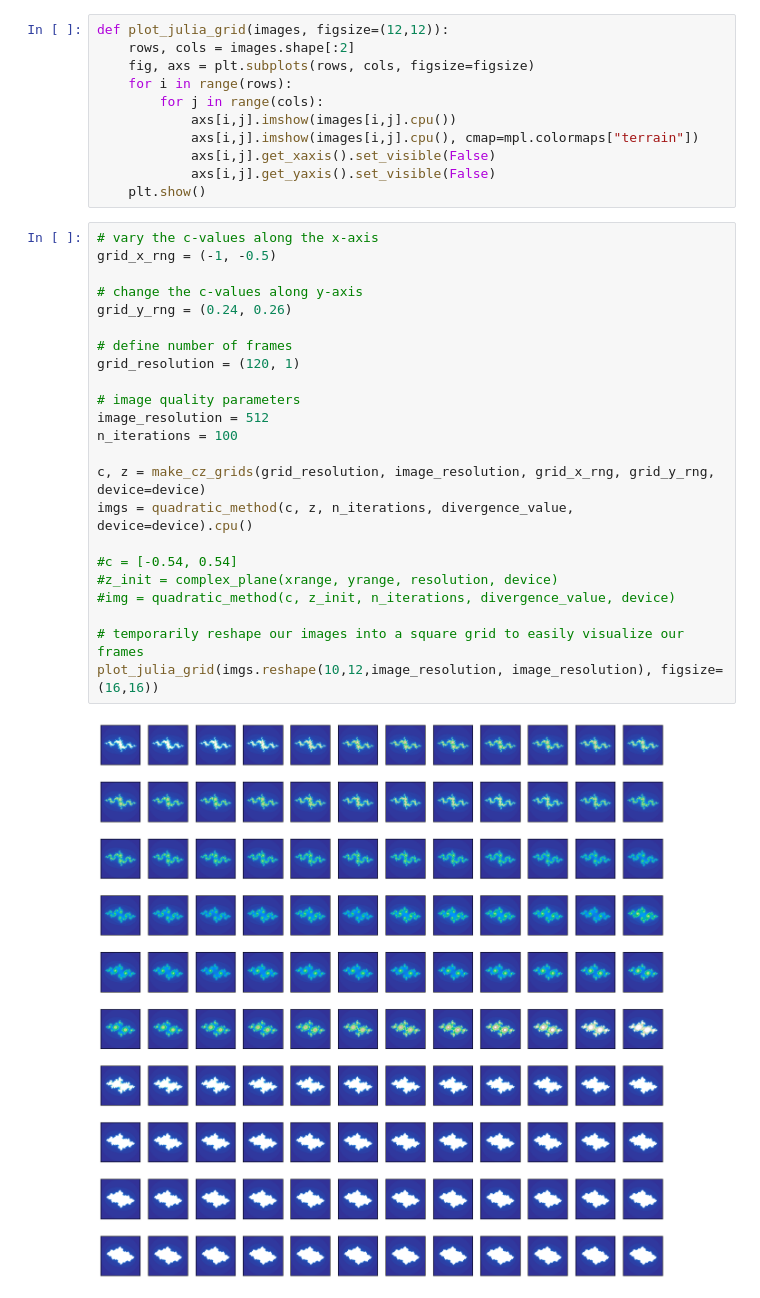
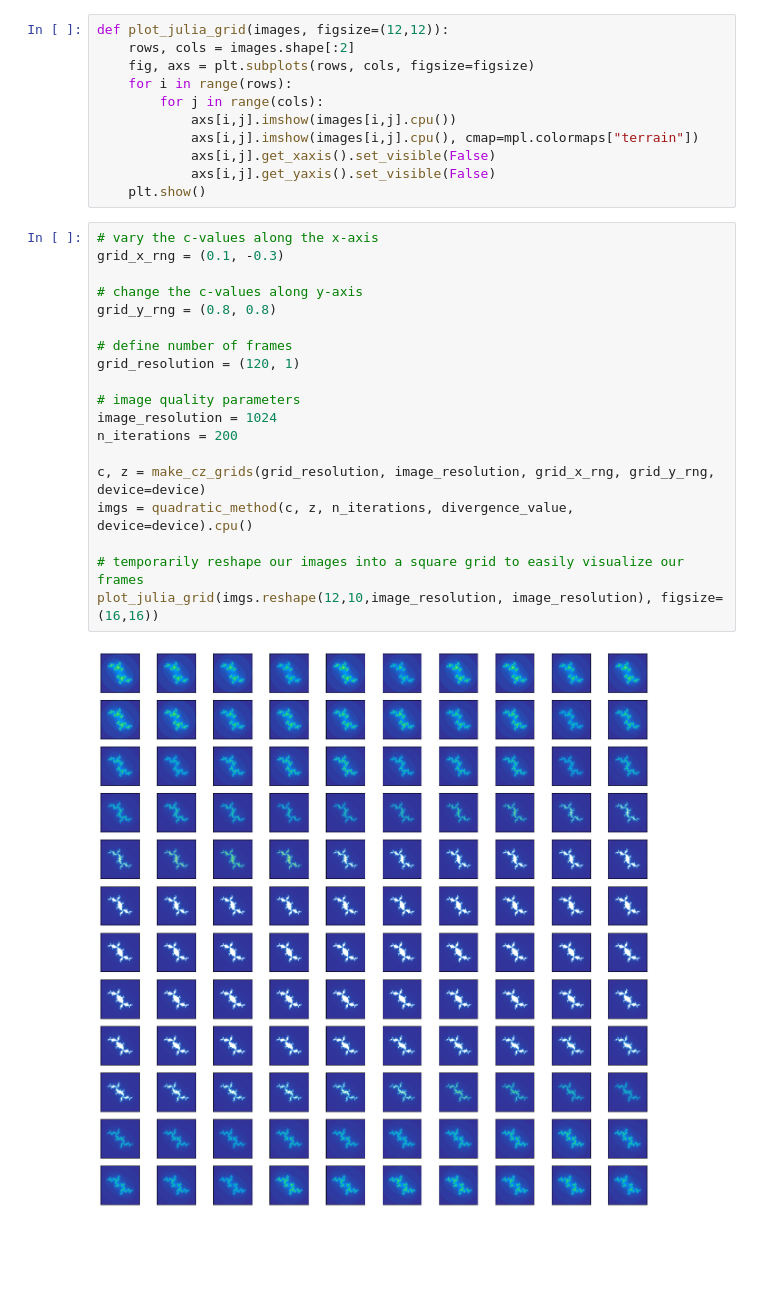
Before and after one commit to Choosterr/Week2-Randomness-and-Chaos, a Jupyter notebook: julia_fractals.ipynb, the cells around one changed output. Saved outputs shown, nothing was run; the diff lists cells and outputs as text; blank space fills up the shorter version.

```diff
--- a/julia_fractals.ipynb
+++ b/julia_fractals.ipynb
@@ -603,29 +603,25 @@ def plot_julia_grid(images, figsize=(12,12)):
     plt.show()
 # %%
 # vary the c-values along the x-axis
-grid_x_rng = (-1, -0.5)
+grid_x_rng = (0.1, -0.3)
 
 # change the c-values along y-axis
-grid_y_rng = (0.24, 0.26)
+grid_y_rng = (0.8, 0.8)
 
 # define number of frames
 grid_resolution = (120, 1)
 
 # image quality parameters
-image_resolution = 512
-n_iterations = 100
+image_resolution = 1024
+n_iterations = 200
 
 c, z = make_cz_grids(grid_resolution, image_resolution, grid_x_rng, grid_y_rng, device=device)
 imgs = quadratic_method(c, z, n_iterations, divergence_value, device=device).cpu()
 
-#c = [-0.54, 0.54]
-#z_init = complex_plane(xrange, yrange, resolution, device)
-#img = quadratic_method(c, z_init, n_iterations, divergence_value, device)
-
 # temporarily reshape our images into a square grid to easily visualize our frames
-plot_julia_grid(imgs.reshape(10,12,image_resolution, image_resolution), figsize=(16,16))
+plot_julia_grid(imgs.reshape(12,10,image_resolution, image_resolution), figsize=(16,16))
 # %% [output]
-[figure, old version]
+[figure, new version]
 # %%
 imgs = imgs.reshape(-1, image_resolution, image_resolution)
 imgs.shape
```
Also changed, not shown: parts of 5 cells of this notebook.
